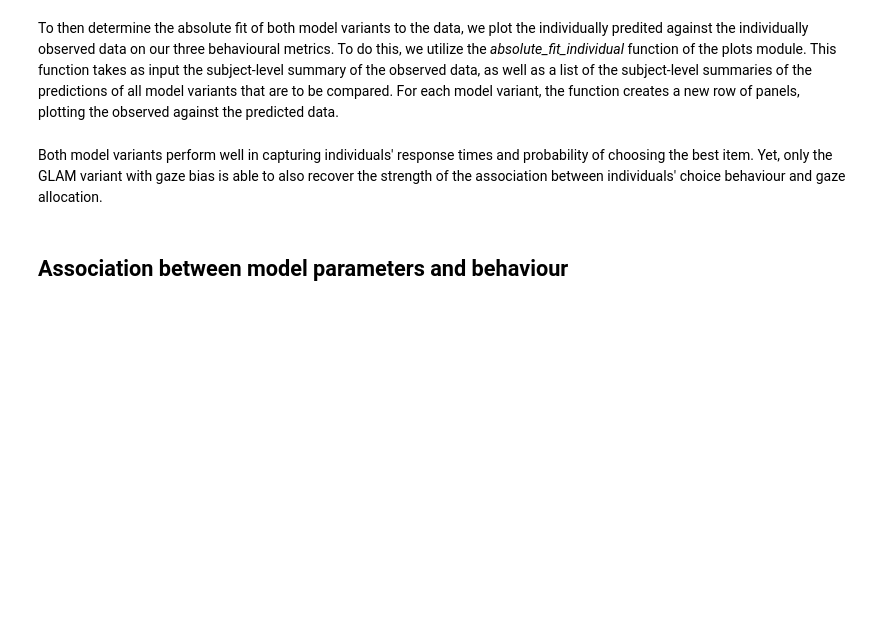
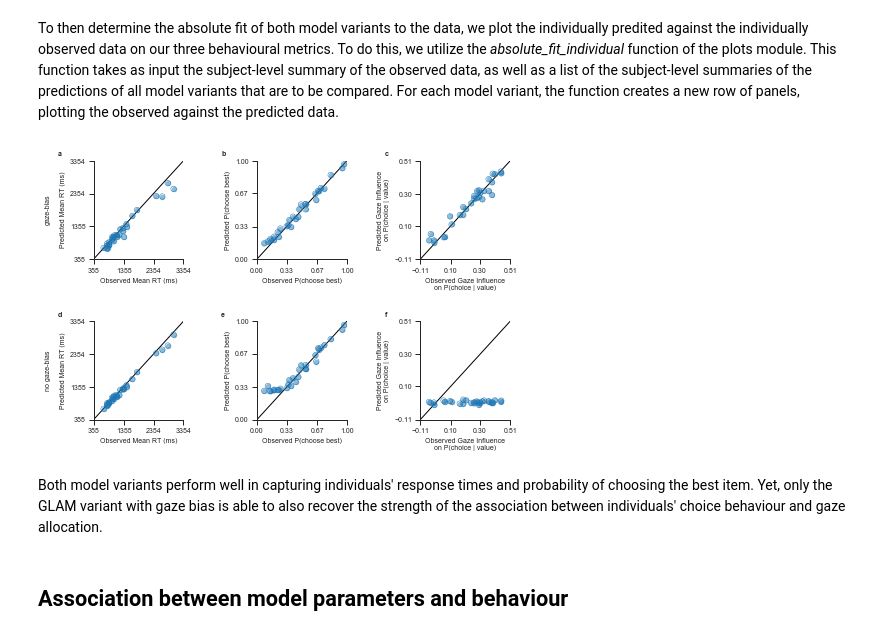
Before and after one commit to glamlab/glambox, a Jupyter notebook: Example_1_Individual_estimation.ipynb, the cells around one changed output. Drawn from its saved outputs; the diff is of its cells as text; code cells hidden in the pictures; blank space fills up the shorter version.

```diff
--- a/Example_1_Individual_estimation.ipynb
+++ b/Example_1_Individual_estimation.ipynb
@@ -332,3 +421,15 @@ First, we divide the data of each subject into the even- and odd-numbered experi
 # %%
 data_even = data[(data['trial']%2)==0].copy()
 data_odd = data[(data['trial']%2)!=0].copy()
+# %%
+glam_bias.exchange_data(data_even)
+glam_bias.fit(method='MCMC',
+              tune=20000,
+              draws=5000,
+              chains=4)
+
+glam_nobias.exchange_data(data_even)
+glam_nobias.fit(method='MCMC',
+                tune=20000,
+                draws=5000,
+                chains=4)
@@ -409,5 +560,5 @@ no_gaze_bias_pred.to_csv('examples/example_1/results/out_of_sample/predictions/n
 # %% [markdown]
 Again, we aggregate the predictions of both model variants on the individual level by the use of the *aggregate_subject_level_data* function:
 # %%
-gaze_bias_pred_subject_summary = gb.aggregate_subject_level_data(gaze_bias_pred, n_items)
-print(gaze_bias_pred_subject_summary.head())
+glam_bias_pred_subject_summary = gb.analysis.aggregate_subject_level_data(glam_bias.prediction, n_items)
+print(glam_bias_pred_subject_summary.head())
@@ -414,3 +583,3 @@ print(gaze_bias_pred_subject_summary.head())
 # %%
-no_gaze_bias_pred_subject_summary = gb.aggregate_subject_level_data(no_gaze_bias_pred, n_items)
-print(no_gaze_bias_pred_subject_summary.head())
+glam_nobias_pred_subject_summary = gb.analysis.aggregate_subject_level_data(glam_nobias.prediction, n_items)
+print(glam_nobias_pred_subject_summary.head())
@@ -417,11 +604,13 @@ print(no_gaze_bias_pred_subject_summary.head())
 # %% [markdown]
 To then determine the absolute fit of both model variants to the data, we plot the individually predited against the individually observed data on our three behavioural metrics. To do this, we utilize the *absolute_fit_individual* function of the plots module. This function takes as input the subject-level summary of the observed data, as well as a list of the subject-level summaries of the predictions of all model variants that are to be compared. For each model variant, the function creates a new row of panels, plotting the observed against the predicted data.
 # %%
-fig = gb.plots.absolute_fit_individual(observed=aggregate_subject_level_data(data_odd, n_items),
-                                       predictions=[gaze_bias_pred_subject_summary,
-                                                    no_gaze_bias_pred_subject_summary],
+fig = gb.plots.plot_indvidual(observed=gb.analysis.aggregate_subject_level_data(data_odd, n_items),
+                                       predictions=[glam_bias_pred_subject_summary,
+                                                    glam_nobias_pred_subject_summary],
                                        prediction_labels=['gaze-bias', 'no gaze-bias'])
 fig.savefig('examples/example_1/figures/Figure_3_absolute_fit.png', dpi=330)
+# %% [output]
+[figure, added]
 # %% [markdown]
 Both model variants perform well in capturing individuals' response times and probability of choosing the best item. Yet, only the GLAM variant with gaze bias is able to also recover the strength of the association between individuals' choice behaviour and gaze allocation.
 # %% [markdown]
```
Also changed, not shown: parts of 47 cells of this notebook, 10 other files.
